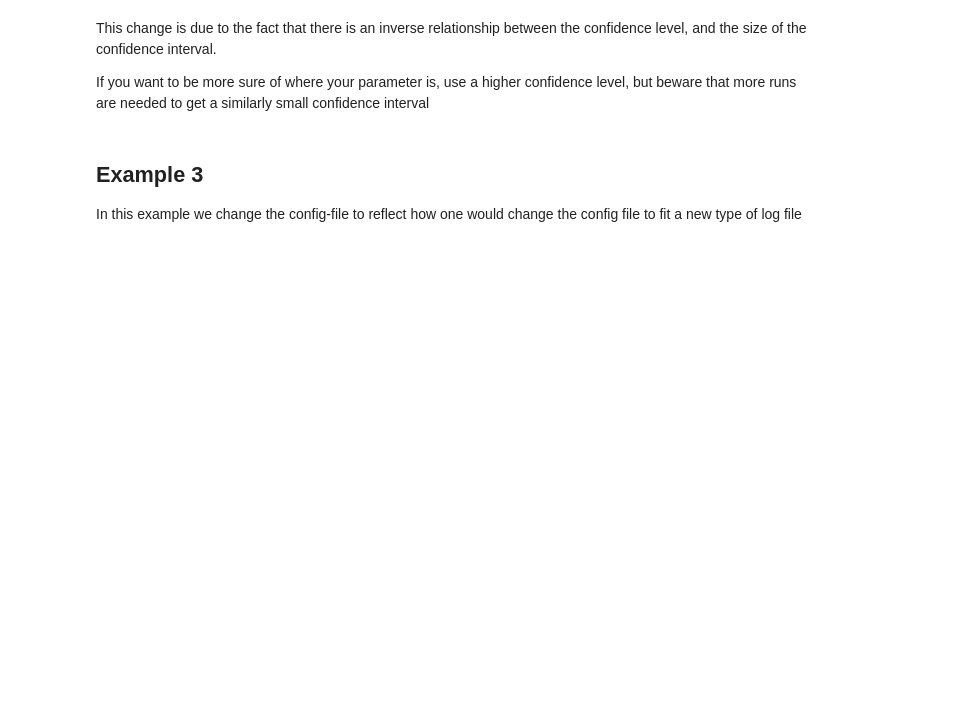
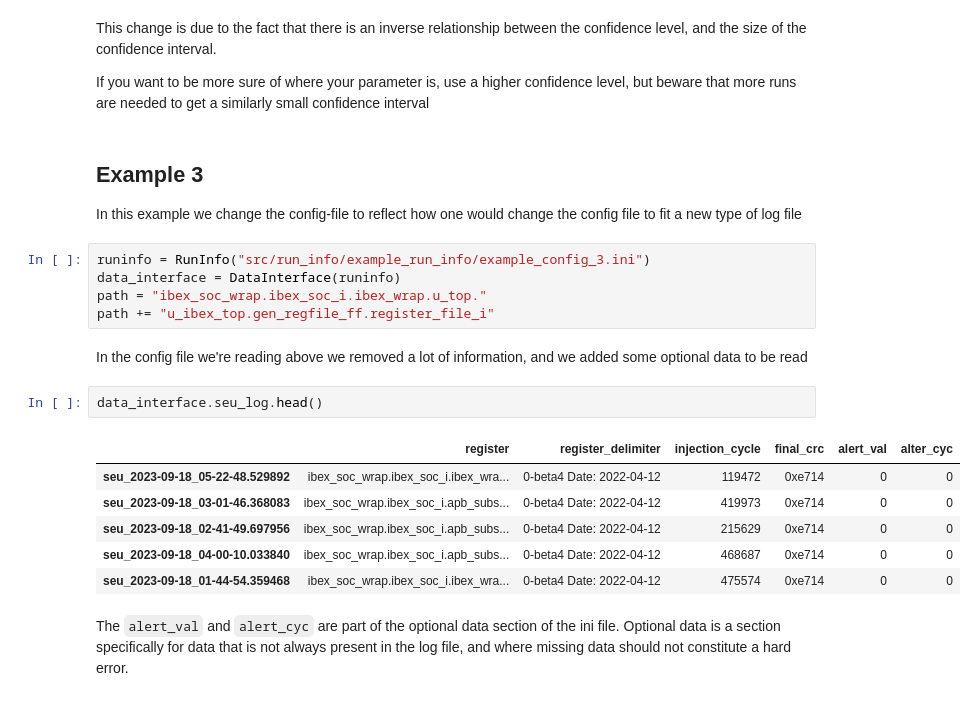
Before and after one commit to ahll19/PULSE, a Jupyter notebook: examples.ipynb, the cells around one changed output. Drawn from its saved outputs; the diff is of its cells as text; blank space fills up the shorter version.

```diff
--- a/examples.ipynb
+++ b/examples.ipynb
@@ -246,3 +246,21 @@ If you want to be more sure of where your parameter is, use a higher confidence
 ## Example 3
 
 In this example we change the config-file to reflect how one would change the config file to fit a new type of log file
+# %%
+runinfo = RunInfo("src/run_info/example_run_info/example_config_3.ini")
+data_interface = DataInterface(runinfo)
+path = "ibex_soc_wrap.ibex_soc_i.ibex_wrap.u_top."
+path += "u_ibex_top.gen_regfile_ff.register_file_i"
+# %% [markdown]
+In the config file we're reading above we removed a lot of information, and we added some optional data to be read
+# %%
+data_interface.seu_log.head()
+# %% [output]
+|  | register | register_delimiter | injection_cycle | final_crc | alert_val | alter_cyc |
+| seu_2023-09-18_05-22-48.529892 | ibex_soc_wrap.ibex_soc_i.ibex_wra... | 0-beta4 Date: 2022-04-12 | 119472 | 0xe714 | 0 | 0 |
+| seu_2023-09-18_03-01-46.368083 | ibex_soc_wrap.ibex_soc_i.apb_subs... | 0-beta4 Date: 2022-04-12 | 419973 | 0xe714 | 0 | 0 |
+| seu_2023-09-18_02-41-49.697956 | ibex_soc_wrap.ibex_soc_i.apb_subs... | 0-beta4 Date: 2022-04-12 | 215629 | 0xe714 | 0 | 0 |
+| seu_2023-09-18_04-00-10.033840 | ibex_soc_wrap.ibex_soc_i.apb_subs... | 0-beta4 Date: 2022-04-12 | 468687 | 0xe714 | 0 | 0 |
+| seu_2023-09-18_01-44-54.359468 | ibex_soc_wrap.ibex_soc_i.ibex_wra... | 0-beta4 Date: 2022-04-12 | 475574 | 0xe714 | 0 | 0 |
+# %% [markdown]
+The `alert_val` and `alert_cyc` are part of the optional data section of the ini file. Optional data is a section specifically for data that is not always present in the log file, and where missing data should not constitute a hard error.
```
Also changed, not shown: parts of 10 cells of this notebook, 1 other file.
